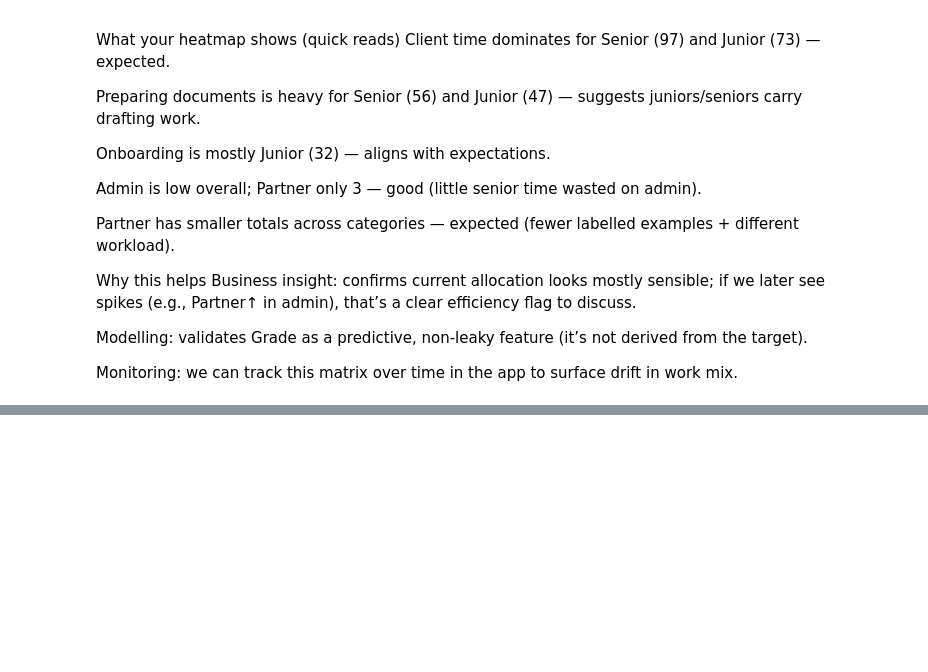
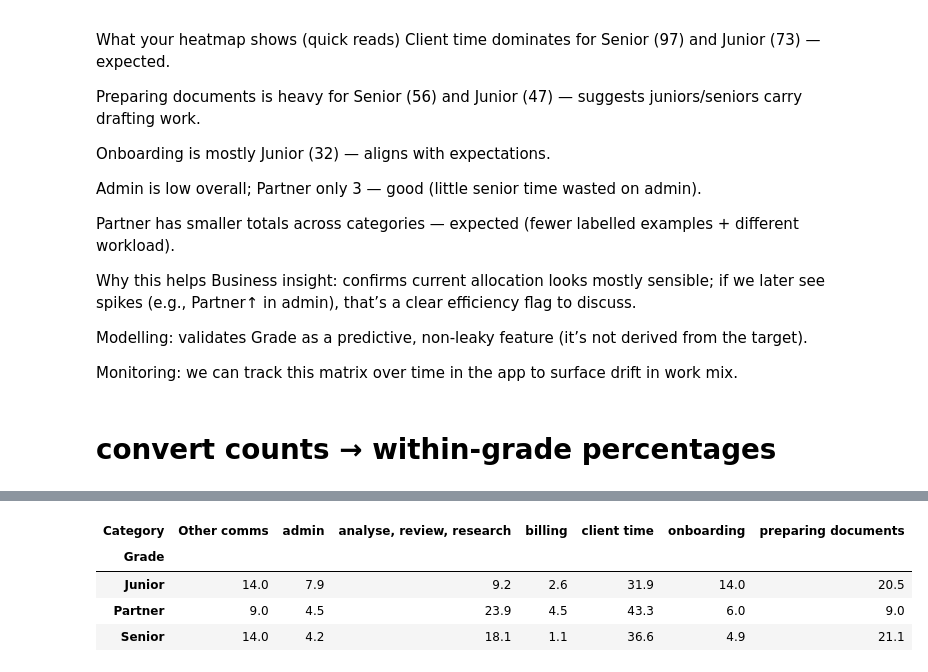
Before and after one commit to MuhammadToqeer/legal-time-categorisation-poc, a Jupyter notebook: notebooks/01_eda.ipynb, the cells around one changed output, grey strips where cells are left out. Cells and saved outputs as stored; diff of their text form; code cells hidden in the pictures; blank space fills up the shorter version.

```diff
--- a/notebooks/01_eda.ipynb
+++ b/notebooks/01_eda.ipynb
@@ -507,3 +508,28 @@ Business insight: confirms current allocation looks mostly sensible; if we later
 Modelling: validates Grade as a predictive, non-leaky feature (it’s not derived from the target).
 
 Monitoring: we can track this matrix over time in the app to surface drift in work mix.
+# %% [markdown]
+# convert counts → within-grade percentages
+# %%
+df_l = df[df["Category"].notna()].copy()
+
+pvt_counts = df_l.pivot_table(
+    index="Grade", columns="Category", values="Worked Time",
+    aggfunc="size", fill_value=0
+)
+
+# row-normalise to percentages
+pvt_pct = pvt_counts.div(pvt_counts.sum(axis=1), axis=0).mul(100).round(1)
+
+fig = px.imshow(
+    pvt_pct,
+    text_auto=True,
+    color_continuous_scale="Blues",
+    aspect="auto",
+    title="Grade × Category — within-grade %"
+)
+fig.update_layout(template="simple_white", xaxis_title="Category", yaxis_title="Grade")
+fig.show()
+
+pvt_pct
+# %% [output]
@@ -509,0 +537,5 @@ Monitoring: we can track this matrix over time in the app to surface drift in wo
+| Category | Other comms | admin | analyse, review, research | billing | client time | onboarding | preparing documents |
+| Grade |  |  |  |  |  |  |  |
+| Junior | 14.0 | 7.9 | 9.2 | 2.6 | 31.9 | 14.0 | 20.5 |
+| Partner | 9.0 | 4.5 | 23.9 | 4.5 | 43.3 | 6.0 | 9.0 |
+| Senior | 14.0 | 4.2 | 18.1 | 1.1 | 36.6 | 4.9 | 21.1 |
```
Also changed, not shown: parts of 6 cells of this notebook.
